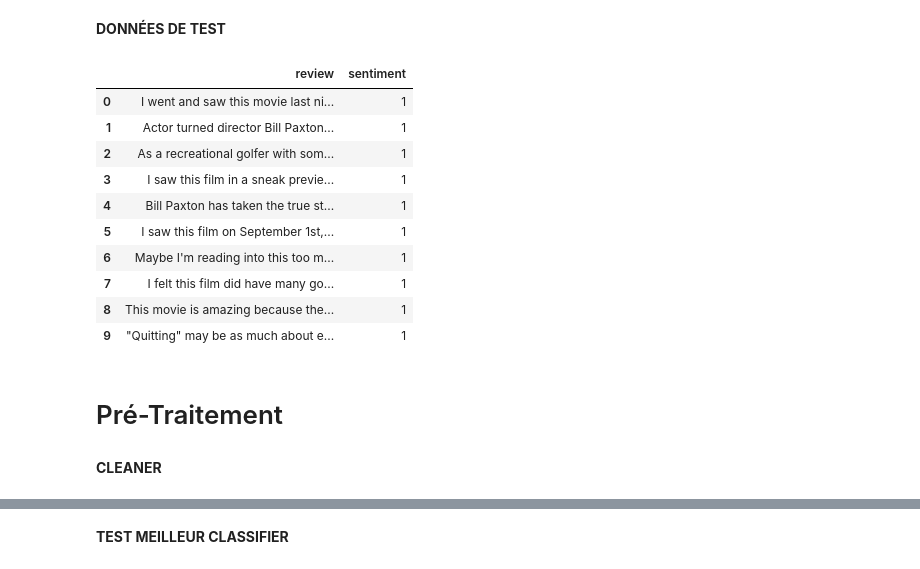
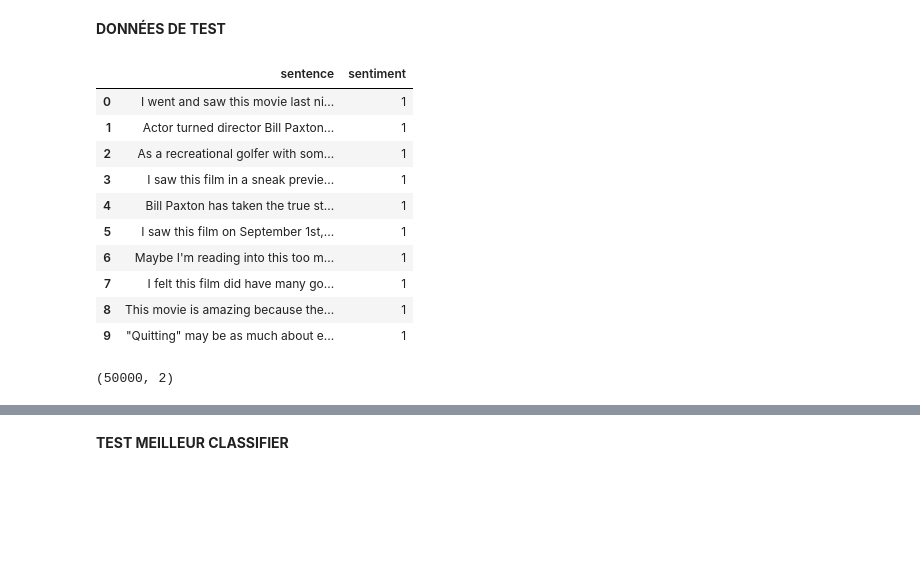
Before and after one commit to baptistechev/TER_L3_GAN, a Jupyter notebook: Experimentation.ipynb, the cells around one changed output, grey strips where cells are left out. Cells and saved outputs as stored; diff of their text form; code cells hidden in the pictures; blank space fills up the shorter version.

```diff
--- a/Experimentation.ipynb
+++ b/Experimentation.ipynb
@@ -98,10 +106,11 @@ Un exemple d'avis
 # %% [markdown]
 **DONNÉES DE TEST**
 # %%
-df_test = pd.read_csv("movie_data.csv", names=['review','sentiment'], header=0,sep=',', encoding='utf8')
-display(df_test[0:10])
+df_movie = pd.read_csv("movie_data.csv", names=['sentence','sentiment'], header=0,sep=',', encoding='utf8')
+display(df_movie[0:10])
+print(df_movie.shape)
 # %% [output]
-|  | review | sentiment |
+|  | sentence | sentiment |
 | 0 | I went and saw this movie last ni... | 1 |
 | 1 | Actor turned director Bill Paxton... | 1 |
 | 2 | As a recreational golfer with som... | 1 |
@@ -112,7 +121,4 @@ display(df_test[0:10])
 | 7 | I felt this film did have many go... | 1 |
 | 8 | This movie is amazing because the... | 1 |
 | 9 | "Quitting" may be as much about e... | 1 |
+(50000, 2)
-# %% [markdown]
-# Pré-Traitement
-# %% [markdown]
-**CLEANER**
```
Also changed, not shown: parts of 40 cells of this notebook, 1 other file.
